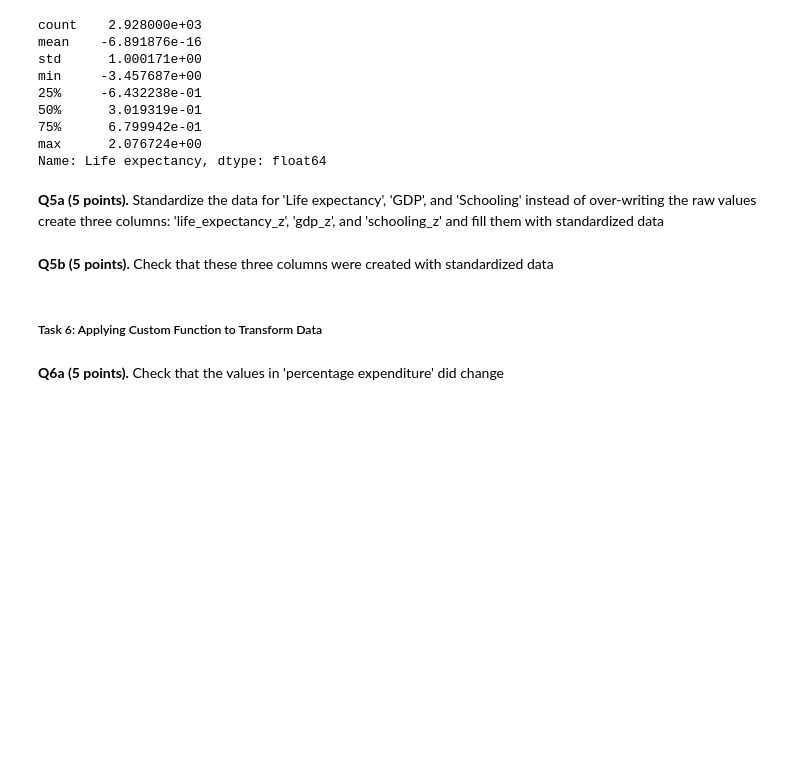
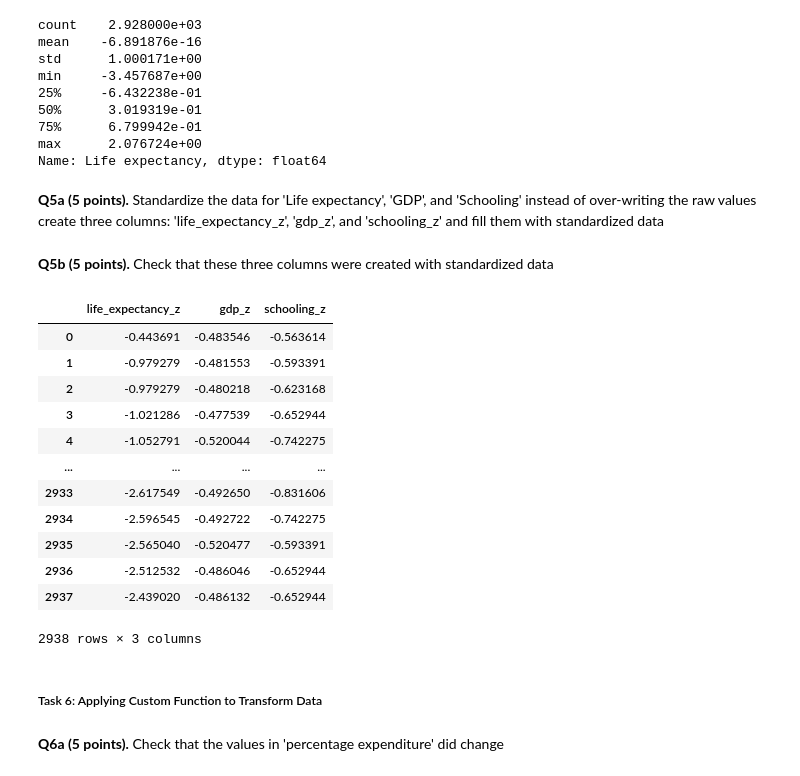
Before and after one commit to AnGe4601/DataVis-Fa26-HWK, a Jupyter notebook: HWK4/HWK4.ipynb, the cells around one changed output. Saved outputs shown, nothing was run; the diff lists cells and outputs as text; code cells hidden in the pictures; blank space fills up the shorter version.

```diff
--- a/HWK4/HWK4.ipynb
+++ b/HWK4/HWK4.ipynb
@@ -469,8 +489,28 @@ Name: Life expectancy, dtype: float64
 df = pd.read_csv ('Life_Expectancy_Data.csv')
 # %% [markdown]
 **Q5a (5 points).** Standardize the data for 'Life expectancy', 'GDP', and 'Schooling' instead of over-writing the raw values create three columns: 'life_expectancy_z', 'gdp_z', and 'schooling_z' and fill them with standardized data
+# %%
+df['life_expectancy_z'] = scaler.fit_transform(df['Life expectancy'].values.reshape(-1,1))
+df['gdp_z'] = scaler.fit_transform(df['GDP'].values.reshape(-1,1))
+df['schooling_z'] = scaler.fit_transform(df['Schooling'].values.reshape(-1,1))
 # %% [markdown]
 **Q5b (5 points).** Check that these three columns were created with standardized data
+# %%
+df[["life_expectancy_z", "gdp_z", "schooling_z"]]
+# %% [output]
+|  | life_expectancy_z | gdp_z | schooling_z |
+| 0 | -0.443691 | -0.483546 | -0.563614 |
+| 1 | -0.979279 | -0.481553 | -0.593391 |
+| 2 | -0.979279 | -0.480218 | -0.623168 |
+| 3 | -1.021286 | -0.477539 | -0.652944 |
+| 4 | -1.052791 | -0.520044 | -0.742275 |
+| ... | ... | ... | ... |
+| 2933 | -2.617549 | -0.492650 | -0.831606 |
+| 2934 | -2.596545 | -0.492722 | -0.742275 |
+| 2935 | -2.565040 | -0.520477 | -0.593391 |
+| 2936 | -2.512532 | -0.486046 | -0.652944 |
+| 2937 | -2.439020 | -0.486132 | -0.652944 |
+2938 rows × 3 columns
 # %% [markdown]
 ##### Task 6: Applying Custom Function to Transform Data
 # %%
```
Also changed, not shown: parts of 20 cells of this notebook.
